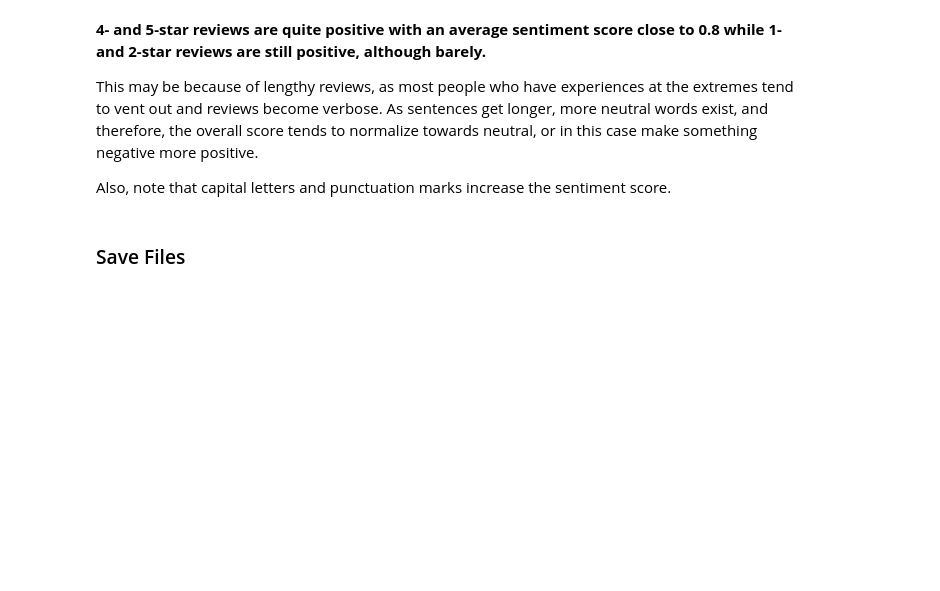
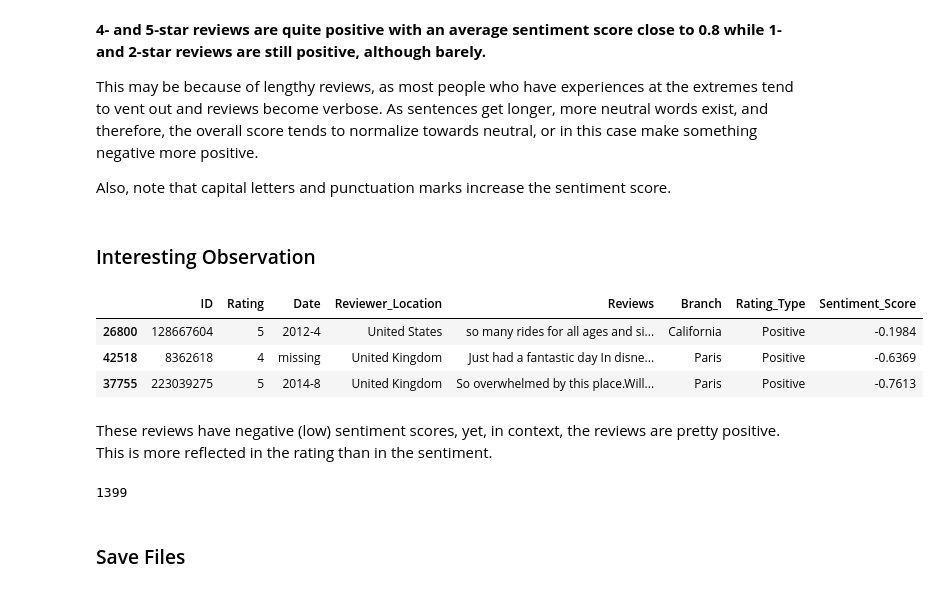
Before and after one commit to sandra-t-3282/Sentiment_Analysis_Disney_Parks_Reviews, a Jupyter notebook: NLP_vader_sentiment_analysis.ipynb, the cells around one changed output. Cells and saved outputs as stored; diff of their text form; code cells hidden in the pictures; blank space fills up the shorter version.

```diff
--- a/NLP_vader_sentiment_analysis.ipynb
+++ b/NLP_vader_sentiment_analysis.ipynb
@@ -256,6 +243,25 @@ The average sentiment of all of the negative reviews are:  0.05847639271924986
 This may be because of lengthy reviews, as most people who have experiences at the extremes tend to vent out and reviews become  verbose.  As sentences get longer, more neutral words exist, and therefore, the overall score tends to normalize towards neutral, or in this case make something negative more positive.
 
 Also, note that capital letters and punctuation marks increase the sentiment score.
+# %% [markdown]
+### Interesting Observation
+# %%
+# List all the "Positive" rating with low (negative) "Sentiment"
+true_pos_df = df_vader[df_vader.Rating_Type=='Positive']
+false_neg = true_pos_df[true_pos_df.Sentiment_Score<0]
+false_neg.sample(3)
+# %% [output]
+|  | ID | Rating | Date | Reviewer_Location | Reviews | Branch | Rating_Type | Sentiment_Score |
+| 26800 | 128667604 | 5 | 2012-4 | United States | so many rides for all ages and si... | California | Positive | -0.1984 |
+| 42518 | 8362618 | 4 | missing | United Kingdom | Just had a fantastic day In disne... | Paris | Positive | -0.6369 |
+| 37755 | 223039275 | 5 | 2014-8 | United Kingdom | So overwhelmed by this place.Will... | Paris | Positive | -0.7613 |
+# %% [markdown]
+These reviews have negative (low) sentiment scores, yet, in context, the reviews are pretty positive.  This is more reflected in the rating than in the sentiment.
+# %%
+# Number of "Positive" rating with low (negative) "Sentiment"
+len(false_neg)
+# %% [output]
+1399
 # %% [markdown]
 ### Save Files
 # %%
```
Also changed, not shown: parts of 19 cells of this notebook, 1 other file.
